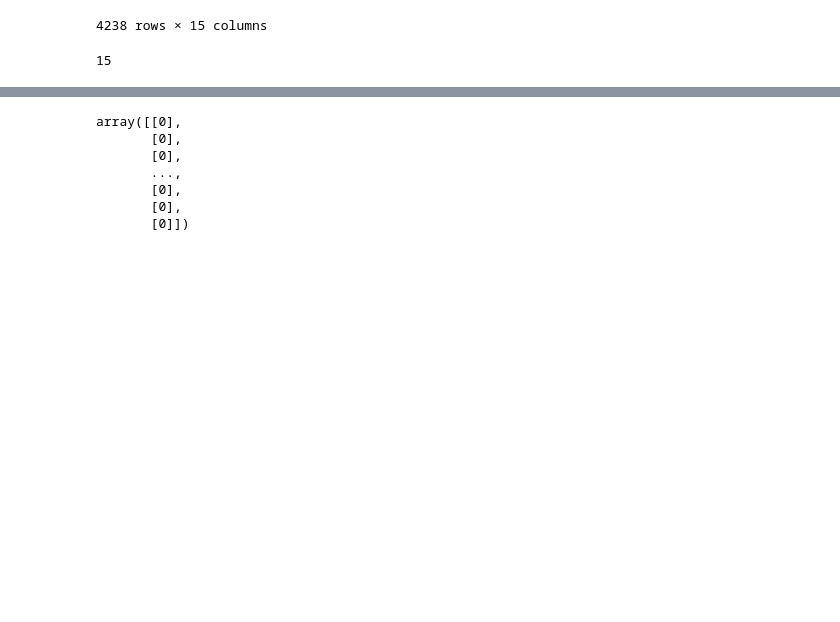
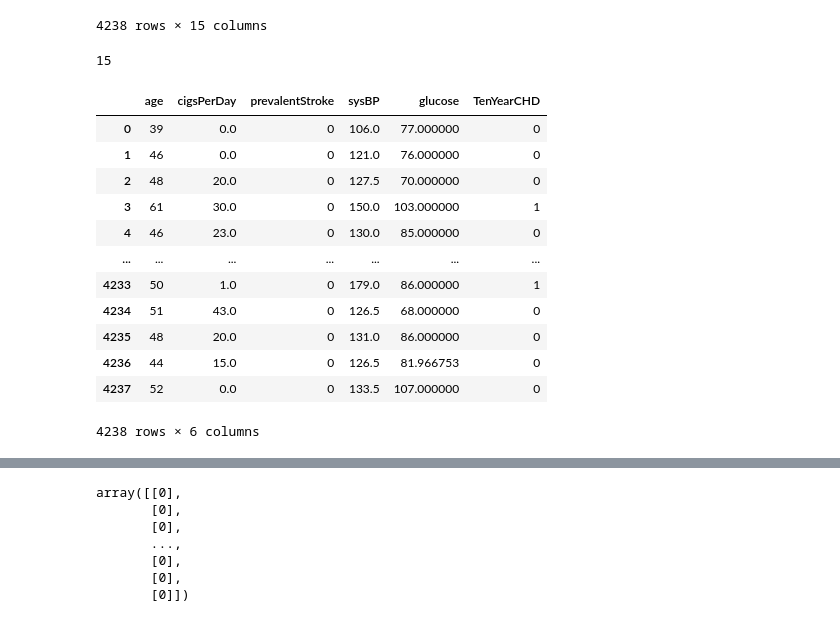
Before and after one commit to Manikandan-professional/HeartDiesease, a Jupyter notebook: HeartDisease.ipynb, the cells around one changed output, grey strips where cells are left out. Saved outputs shown, nothing was run; the diff lists cells and outputs as text; code cells hidden in the pictures; blank space fills up the shorter version.

```diff
--- a/HeartDisease.ipynb
+++ b/HeartDisease.ipynb
@@ -122,4 +122,20 @@ df
 len(df.columns)
 # %% [output]
 15
+# %%
+df
+# %% [output]
+|  | age | cigsPerDay | prevalentStroke | sysBP | glucose | TenYearCHD |
+| 0 | 39 | 0.0 | 0 | 106.0 | 77.000000 | 0 |
+| 1 | 46 | 0.0 | 0 | 121.0 | 76.000000 | 0 |
+| 2 | 48 | 20.0 | 0 | 127.5 | 70.000000 | 0 |
+| 3 | 61 | 30.0 | 0 | 150.0 | 103.000000 | 1 |
+| 4 | 46 | 23.0 | 0 | 130.0 | 85.000000 | 0 |
+| ... | ... | ... | ... | ... | ... | ... |
+| 4233 | 50 | 1.0 | 0 | 179.0 | 86.000000 | 1 |
+| 4234 | 51 | 43.0 | 0 | 126.5 | 68.000000 | 0 |
+| 4235 | 48 | 20.0 | 0 | 131.0 | 86.000000 | 0 |
+| 4236 | 44 | 15.0 | 0 | 126.5 | 81.966753 | 0 |
+| 4237 | 52 | 0.0 | 0 | 133.5 | 107.000000 | 0 |
+4238 rows × 6 columns
 # %%
```
Also changed, not shown: parts of 10 cells of this notebook.
